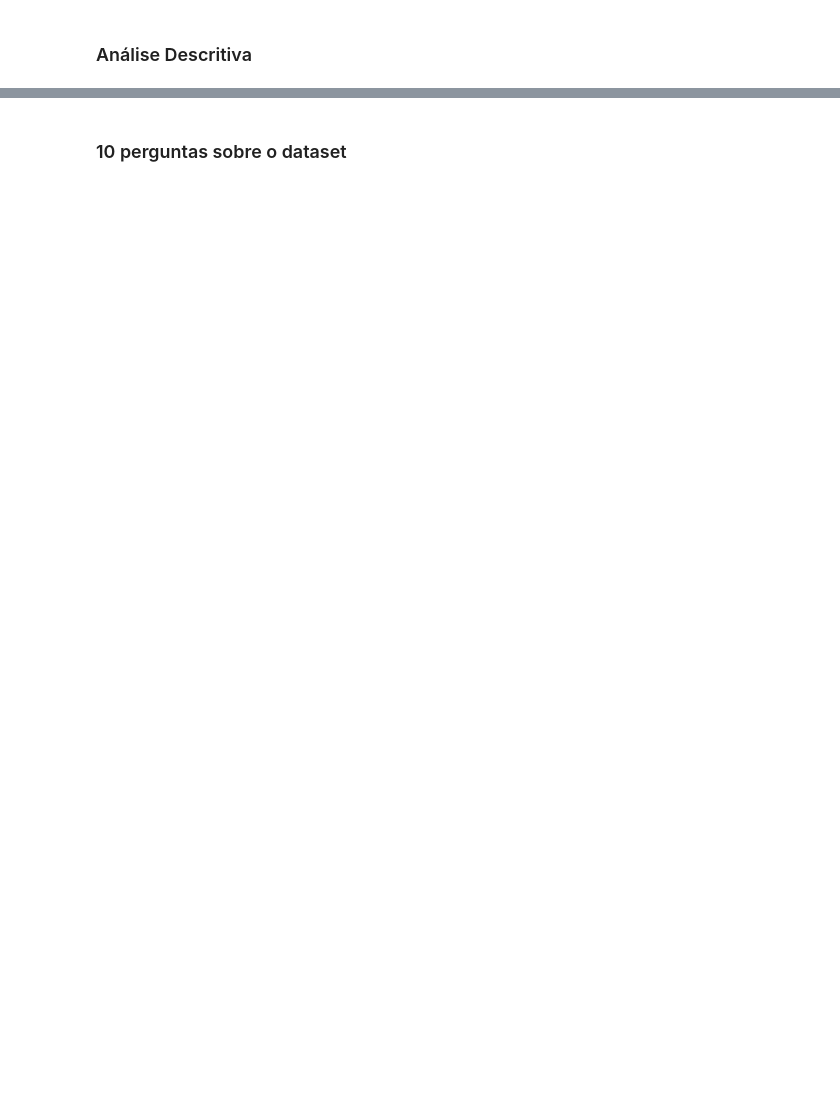
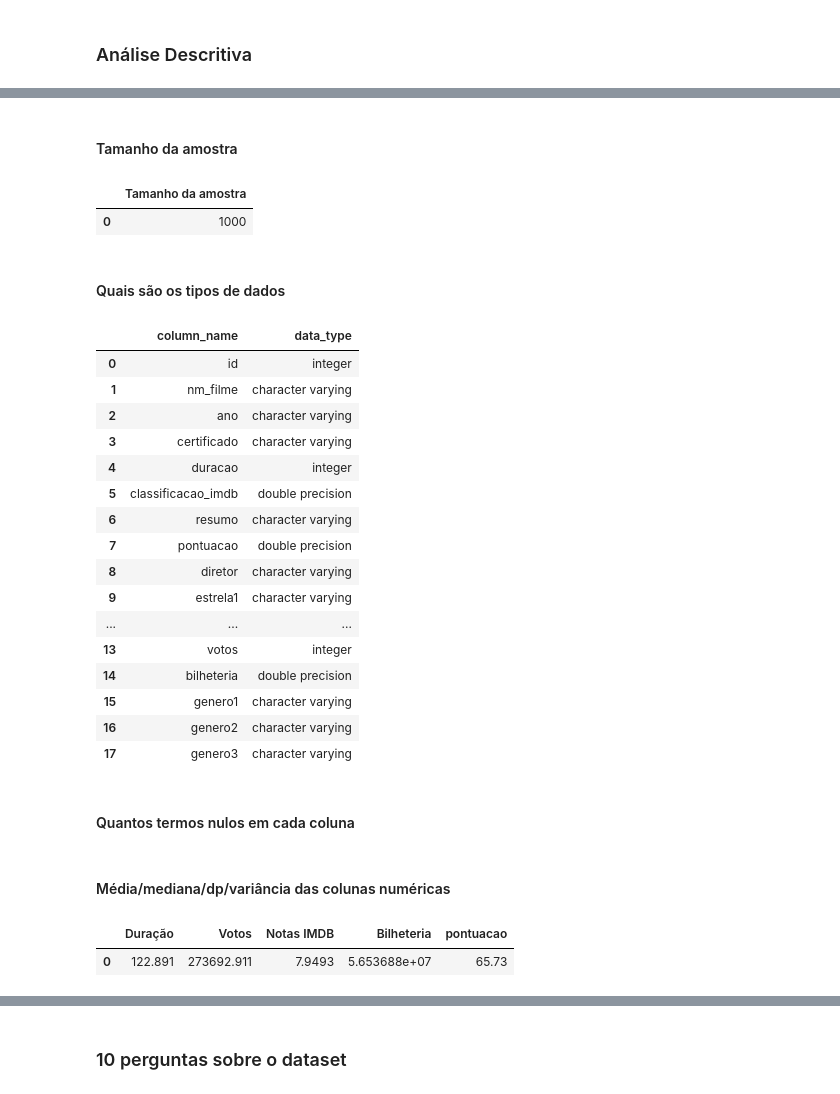
Before and after one commit to LauraBusCam/IMDb-movies-series, a Jupyter notebook: src/main.ipynb, the cells around one changed output, grey strips where cells are left out. Drawn from its saved outputs; the diff is of its cells as text; code cells hidden in the pictures; blank space fills up the shorter version.

```diff
--- a/src/main.ipynb
+++ b/src/main.ipynb
@@ -189,0 +194,46 @@ pd.read_sql_query(text(query), con = conn)
+# %% [markdown]
+#### Tamanho da amostra
+# %%
+query = """
+SELECT COUNT(*) AS "Tamanho da amostra"
+FROM projeto_ada.imdb;
+"""
+
+pd.read_sql_query(query, con = conn)
+# %% [output]
+|  | Tamanho da amostra |
+| 0 | 1000 |
+# %% [markdown]
+#### Quais são os tipos de dados
+# %%
+query = """
+SELECT
+    column_name,
+    DATA_TYPE
+FROM
+    information_schema.columns
+WHERE
+    table_name = 'imdb' AND table_schema = 'projeto_ada'
+"""
+
+pd.read_sql_query(query, con = conn)
+# %% [output]
+|  | column_name | data_type |
+| 0 | id | integer |
+| 1 | nm_filme | character varying |
+| 2 | ano | character varying |
+| 3 | certificado | character varying |
+| 4 | duracao | integer |
+| 5 | classificacao_imdb | double precision |
+| 6 | resumo | character varying |
+| 7 | pontuacao | double precision |
+| 8 | diretor | character varying |
+| 9 | estrela1 | character varying |
+| ... | ... | ... |
+| 13 | votos | integer |
+| 14 | bilheteria | double precision |
+| 15 | genero1 | character varying |
+| 16 | genero2 | character varying |
+| 17 | genero3 | character varying |
+# %% [markdown]
+#### Quantos termos nulos em cada coluna
@@ -189,0 +250,2 @@ pd.read_sql_query(text(query), con = conn)
+# %% [markdown]
+#### Média/mediana/dp/variância das colunas numéricas
@@ -189,0 +257,16 @@ pd.read_sql_query(text(query), con = conn)
+# %%
+#Média
+query = """
+SELECT
+    AVG(duracao) AS "Duração",
+    AVG(votos) AS "Votos",
+    AVG(classificacao_imdb) AS "Notas IMDB",
+    AVG(bilheteria) AS "Bilheteria",
+    AVG(pontuacao) AS "pontuacao"
+FROM projeto_ada.imdb
+"""
+
+pd.read_sql_query(query, con = conn)
+# %% [output]
+|  | Duração | Votos | Notas IMDB | Bilheteria | pontuacao |
+| 0 | 122.891 | 273692.911 | 7.9493 | 5.653688e+07 | 65.73 |
```
Also changed, not shown: parts of 35 cells of this notebook.
